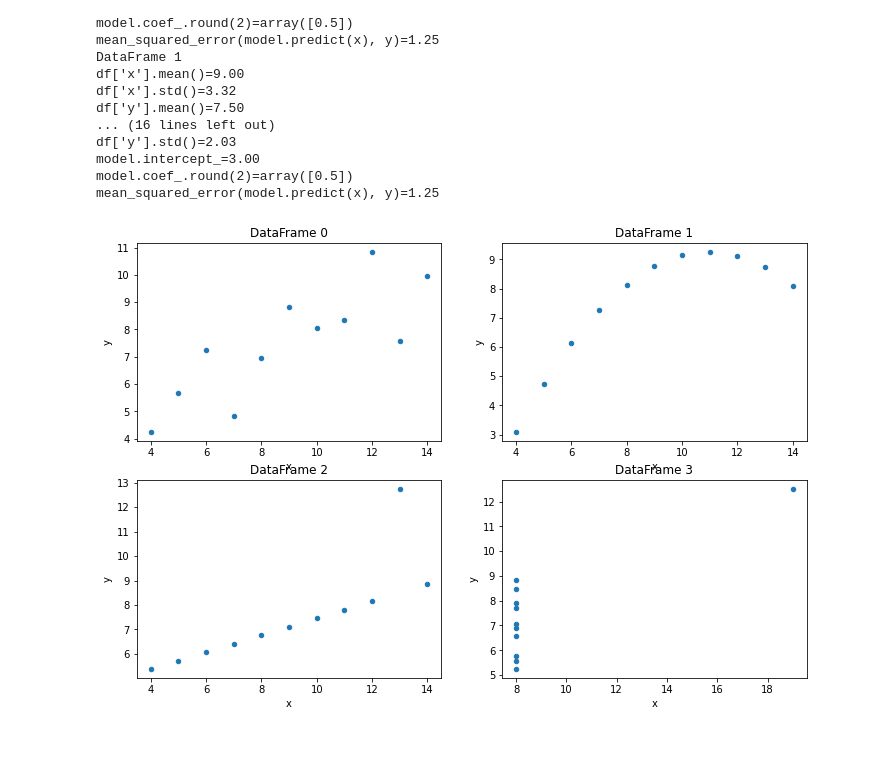
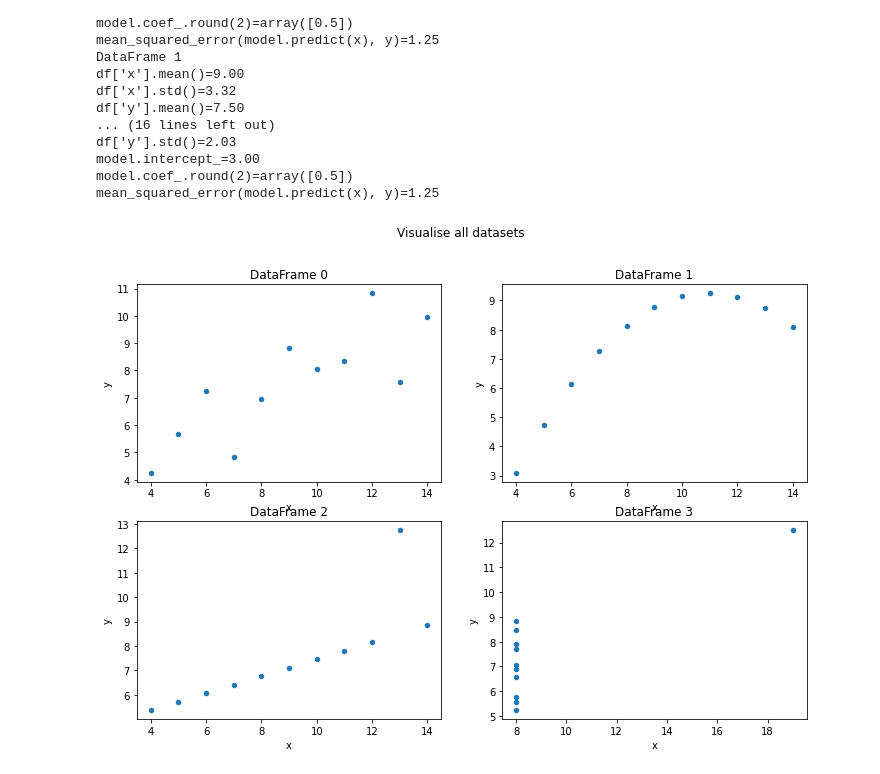
Before and after one commit to MarcoGorelli/mlconfeu-2020-talk, a Jupyter notebook: notebook.ipynb, the cells around one changed output. Drawn from its saved outputs; the diff is of its cells as text; code cells hidden in the pictures; blank space fills up the shorter version.

Commit message:
add suptitle

```diff
--- a/notebook.ipynb
+++ b/notebook.ipynb
@@ -44,11 +44,12 @@ mean_squared_error(model.predict(x), y)=1.25
 # %%
 import matplotlib.pyplot as plt
 import seaborn as sns
 
 fig, ax = plt.subplots(2, 2, figsize=(12, 8))
+fig.suptitle("Visualise all datasets")
 dataframes[0].plot.scatter(x='x', y='y', ax=ax[0, 0], title="DataFrame 0")
 dataframes[1].plot.scatter(x='x', y='y', ax=ax[0, 1], title="DataFrame 1")
 dataframes[2].plot.scatter(x='x', y='y', ax=ax[1, 0], title="DataFrame 2")
 dataframes[3].plot.scatter(x='x', y='y', ax=ax[1, 1], title="DataFrame 3");
 # %% [output]
-[figure, old version]
+[figure, new version]
```
